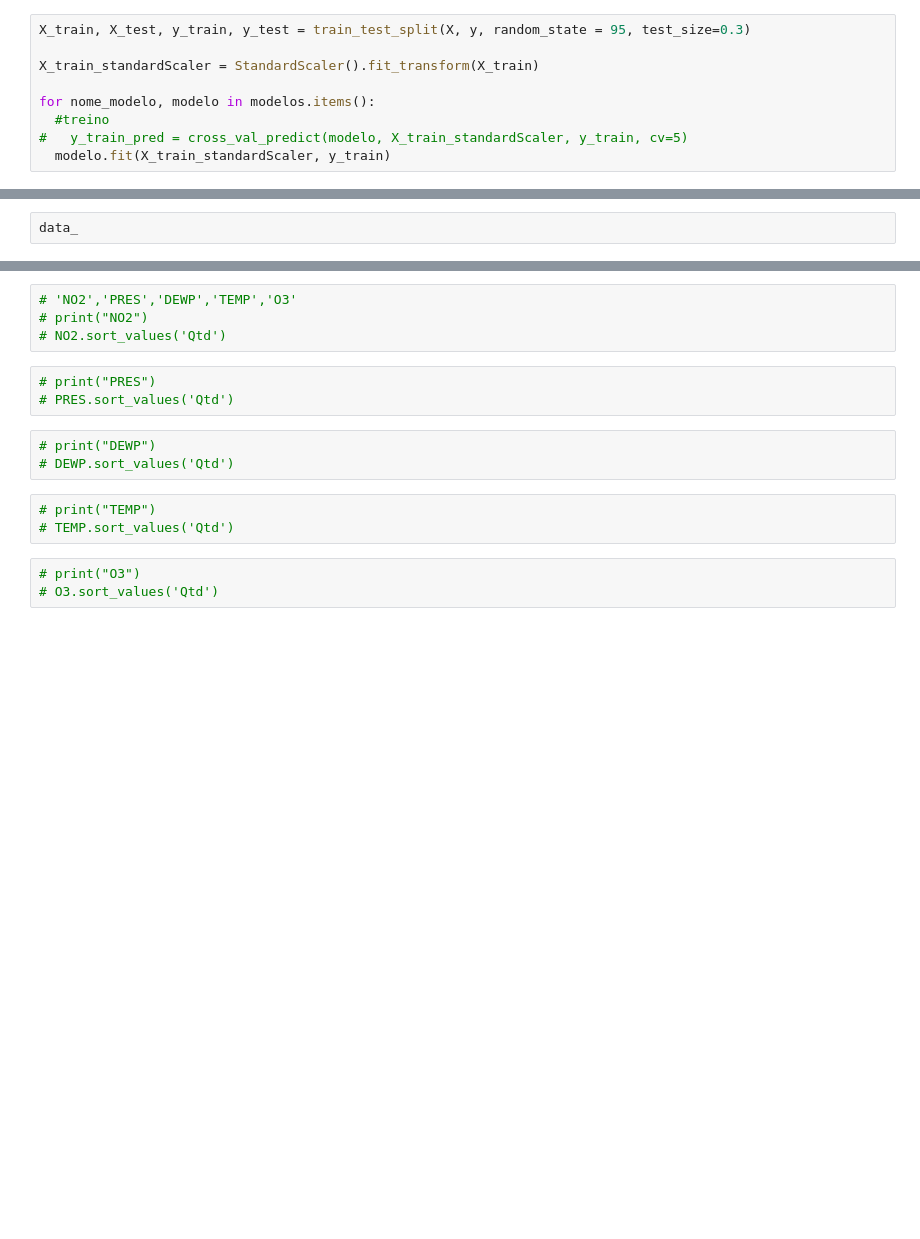
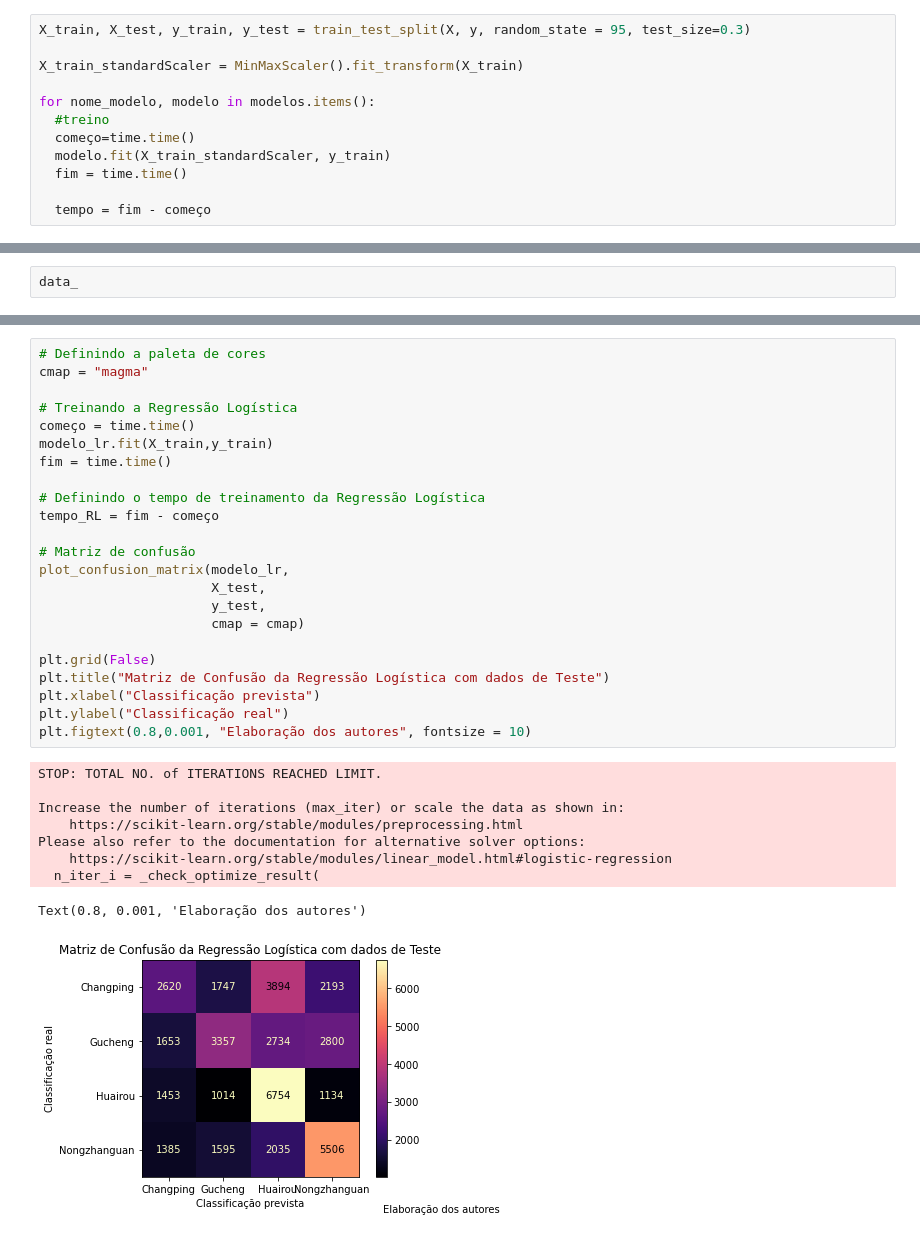
Before and after one commit to schandon/Monografia, a Jupyter notebook: testeMono.ipynb, the cells around one changed output, grey strips where cells are left out. Cells and saved outputs as stored; diff of their text form; blank space fills up the shorter version.

Commit message:
Testando Bases e Matriz de confusão

```diff
--- a/testeMono.ipynb
+++ b/testeMono.ipynb
@@ -256,10 +274,13 @@ def avaliar_modelo(nome_modelo, y_teste, previsao):
 # %%
 X_train, X_test, y_train, y_test = train_test_split(X, y, random_state = 95, test_size=0.3)
 
-X_train_standardScaler = StandardScaler().fit_transform(X_train)
+X_train_standardScaler = MinMaxScaler().fit_transform(X_train)
 
 for nome_modelo, modelo in modelos.items():
   #treino
-#   y_train_pred = cross_val_predict(modelo, X_train_standardScaler, y_train, cv=5)
+  começo=time.time()
   modelo.fit(X_train_standardScaler, y_train)
+  fim = time.time()
+
+  tempo = fim - começo
 # %% [output]
@@ -514,16 +479,33 @@ data_
-# %%
-# 'NO2','PRES','DEWP','TEMP','O3'
-# print("NO2")
-# NO2.sort_values('Qtd')
-# %%
-# print("PRES")
-# PRES.sort_values('Qtd')
-# %%
-# print("DEWP")
-# DEWP.sort_values('Qtd')
-# %%
-# print("TEMP")
-# TEMP.sort_values('Qtd')
-# %%
-# print("O3")
-# O3.sort_values('Qtd')
+# %%
+# Definindo a paleta de cores
+cmap = "magma"
+
+# Treinando a Regressão Logística
+começo = time.time()
+modelo_lr.fit(X_train,y_train)
+fim = time.time()
+
+# Definindo o tempo de treinamento da Regressão Logística
+tempo_RL = fim - começo
+
+# Matriz de confusão
+plot_confusion_matrix(modelo_lr,
+                      X_test,
+                      y_test,
+                      cmap = cmap)
+
+plt.grid(False)
+plt.title("Matriz de Confusão da Regressão Logística com dados de Teste")
+plt.xlabel("Classificação prevista")
+plt.ylabel("Classificação real")
+plt.figtext(0.8,0.001, "Elaboração dos autores", fontsize = 10)
+# %% [output]
+STOP: TOTAL NO. of ITERATIONS REACHED LIMIT.
+
+Increase the number of iterations (max_iter) or scale the data as shown in:
+    https://scikit-learn.org/stable/modules/preprocessing.html
+Please also refer to the documentation for alternative solver options:
+    https://scikit-learn.org/stable/modules/linear_model.html#logistic-regression
+  n_iter_i = _check_optimize_result(
+Text(0.8, 0.001, 'Elaboração dos autores')
+[figure, added]
```
Also changed, not shown: parts of 19 cells of this notebook, 2 other files.
